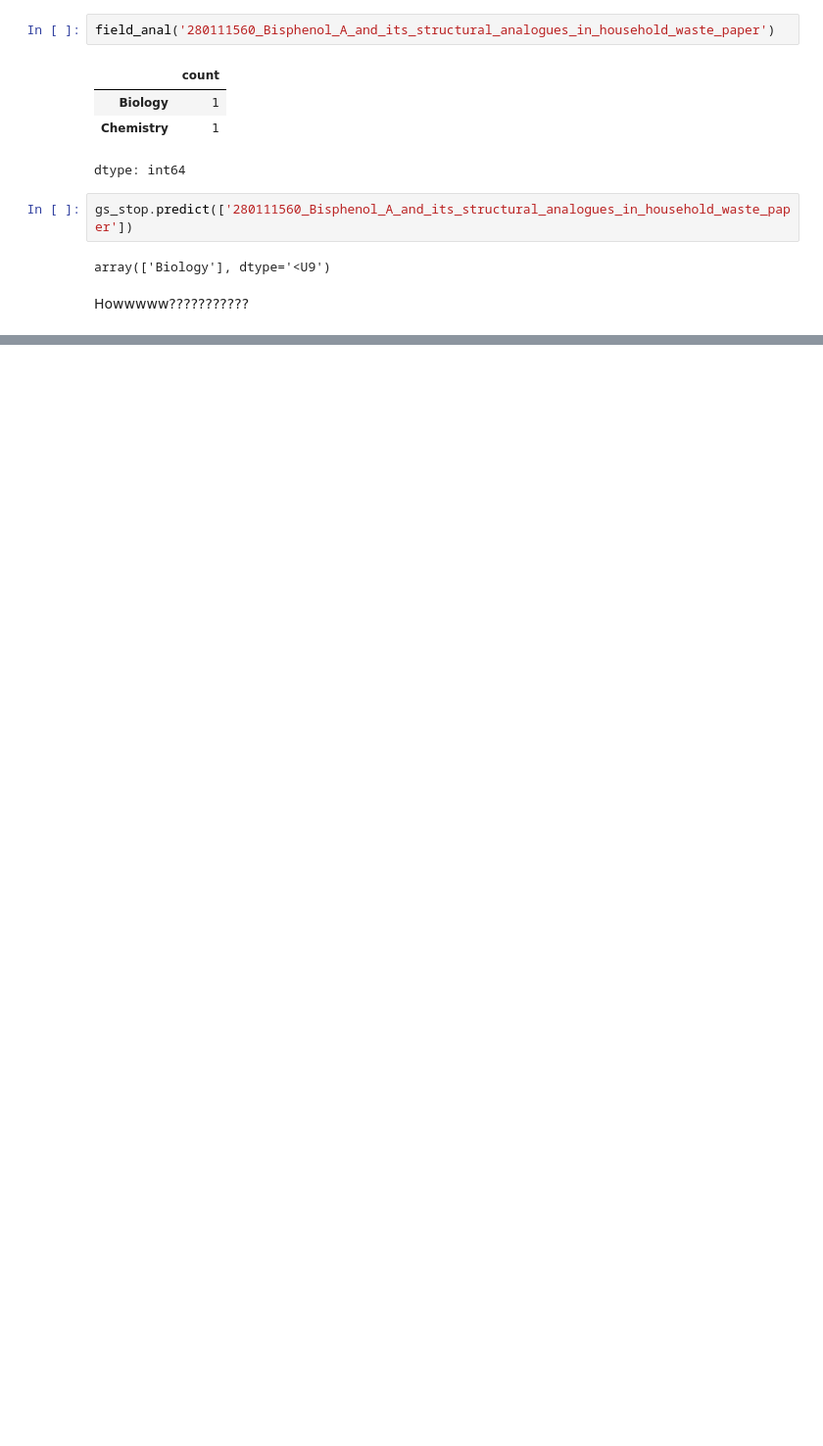
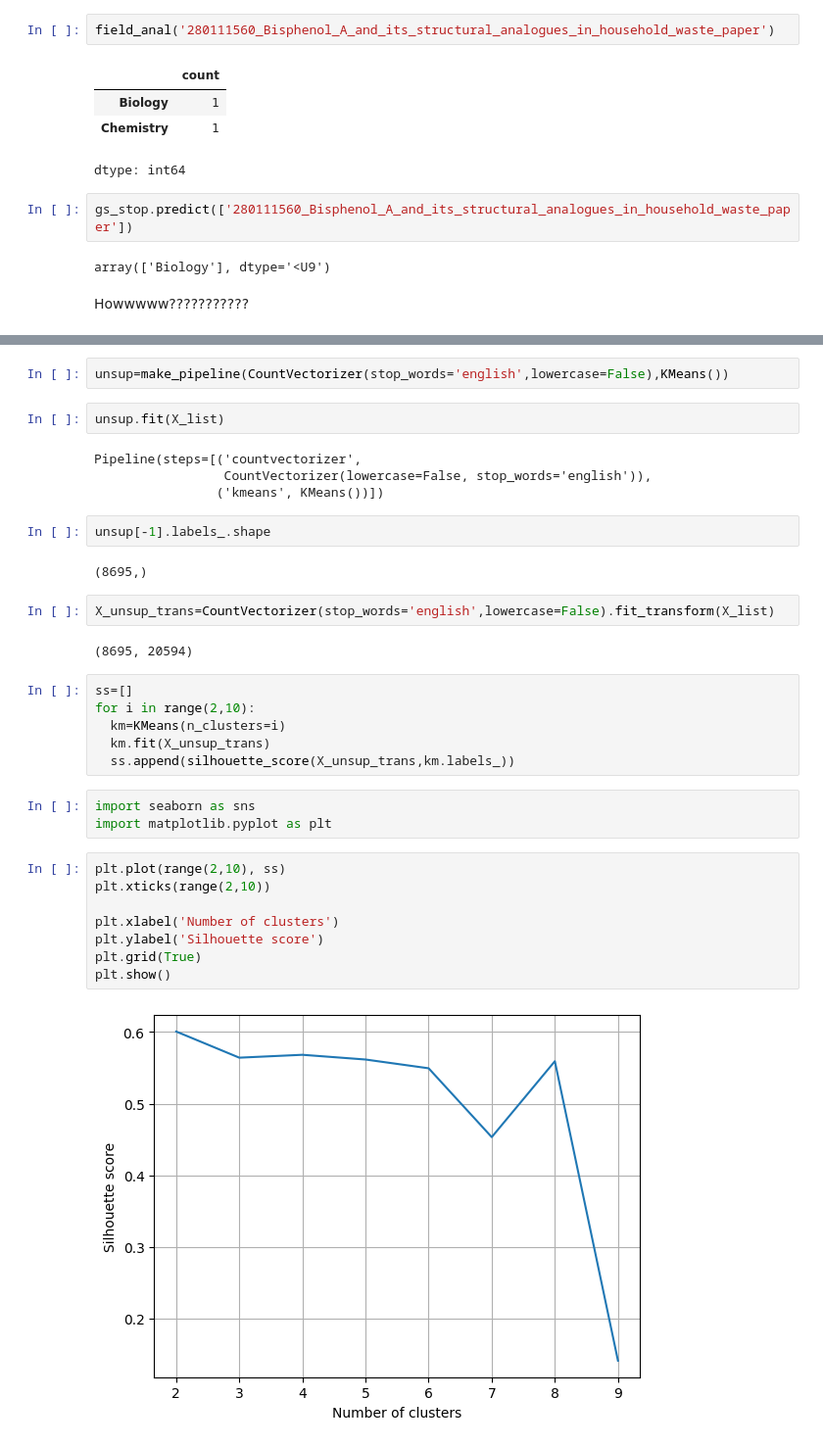
Before and after one commit to I-am-Sakthivel/phy_chem_bio, a Jupyter notebook: phy_chem_bio.ipynb, the cells around one changed output, grey strips where cells are left out. Shown at 98% size. Drawn from its saved outputs; the diff is of its cells as text; blank space fills up the shorter version.

Commit message:
17/12
Came here after a really long time. Tried clustering to find something really unique.

```diff
--- a/phy_chem_bio.ipynb
+++ b/phy_chem_bio.ipynb
@@ -800,0 +804,35 @@ Howwwww???????????
+# %%
+unsup=make_pipeline(CountVectorizer(stop_words='english',lowercase=False),KMeans())
+# %%
+unsup.fit(X_list)
+# %% [output]
+Pipeline(steps=[('countvectorizer',
+                 CountVectorizer(lowercase=False, stop_words='english')),
+                ('kmeans', KMeans())])
+# %%
+unsup[-1].labels_.shape
+# %% [output]
+(8695,)
+# %%
+X_unsup_trans=CountVectorizer(stop_words='english',lowercase=False).fit_transform(X_list)
+# %% [output]
+(8695, 20594)
+# %%
+ss=[]
+for i in range(2,10):
+  km=KMeans(n_clusters=i)
+  km.fit(X_unsup_trans)
+  ss.append(silhouette_score(X_unsup_trans,km.labels_))
+# %%
+import seaborn as sns
+import matplotlib.pyplot as plt
+# %%
+plt.plot(range(2,10), ss)
+plt.xticks(range(2,10))
+
+plt.xlabel('Number of clusters')
+plt.ylabel('Silhouette score')
+plt.grid(True)
+plt.show()
+# %% [output]
+[figure, added]
```
Also changed, not shown: parts of 17 cells of this notebook.
